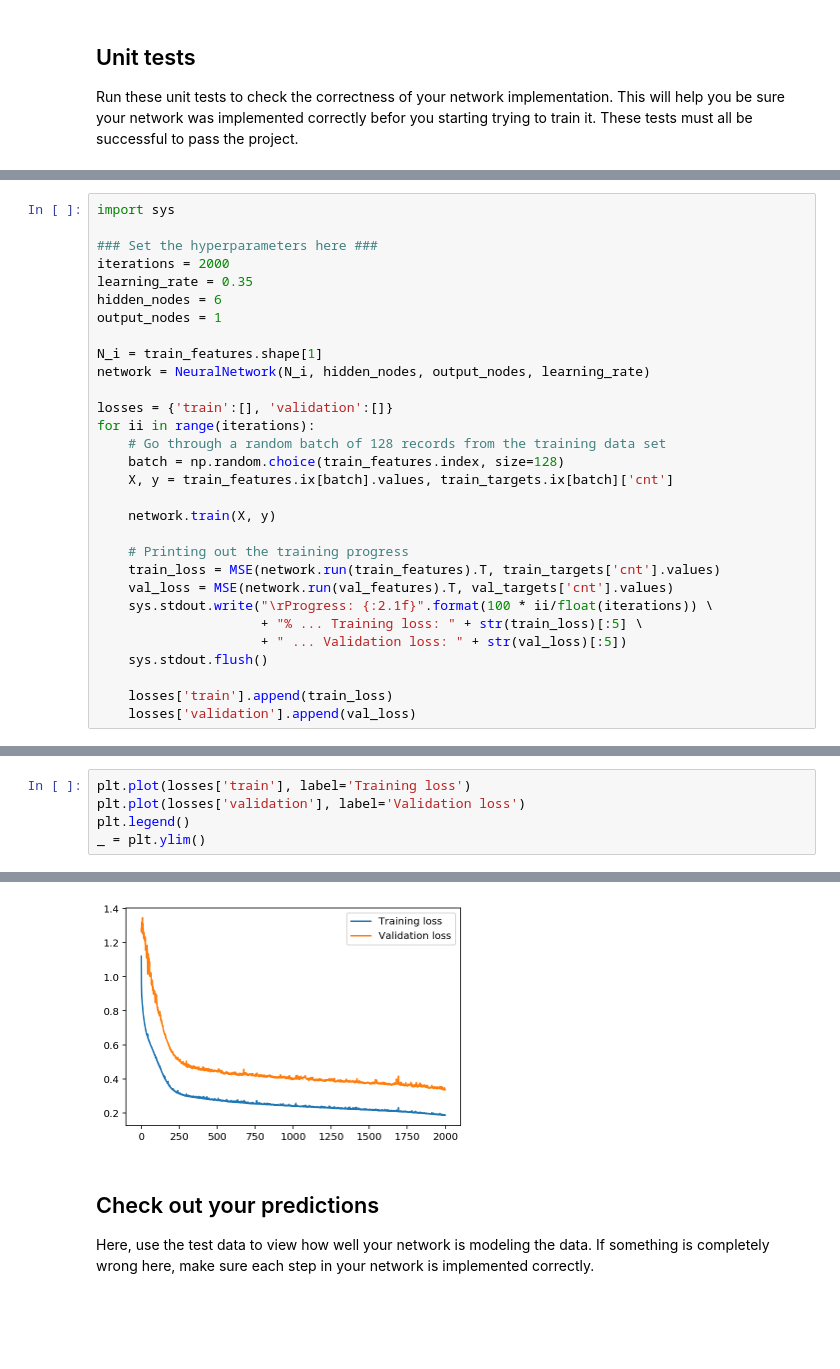
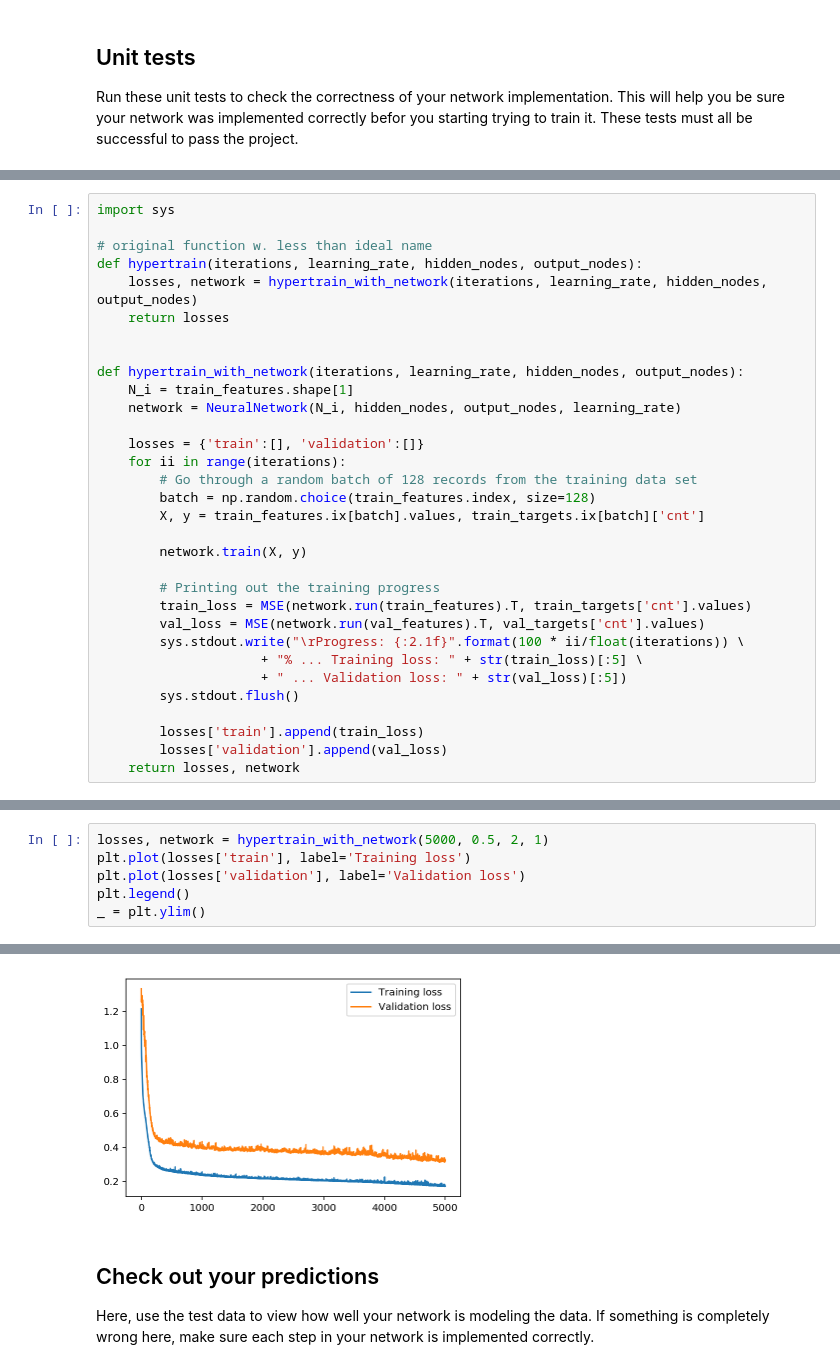
Before and after one commit to csquared/udacity-dlnd, a Jupyter notebook: first-neural-network/first_neural_network.ipynb, the cells around one changed output, grey strips where cells are left out. Cells and saved outputs as stored; diff of their text form; blank space fills up the shorter version.

```diff
--- a/first-neural-network/first_neural_network.ipynb
+++ b/first-neural-network/first_neural_network.ipynb
@@ -292,30 +277,32 @@ The more hidden nodes you have, the more accurate predictions the model will mak
 # %%
 import sys
 
-### Set the hyperparameters here ###
-iterations = 2000
-learning_rate = 0.35
-hidden_nodes = 6
-output_nodes = 1
+# original function w. less than ideal name
+def hypertrain(iterations, learning_rate, hidden_nodes, output_nodes):
+    losses, network = hypertrain_with_network(iterations, learning_rate, hidden_nodes, output_nodes)
+    return losses
 
-N_i = train_features.shape[1]
-network = NeuralNetwork(N_i, hidden_nodes, output_nodes, learning_rate)
 
-losses = {'train':[], 'validation':[]}
-for ii in range(iterations):
-    # Go through a random batch of 128 records from the training data set
-    batch = np.random.choice(train_features.index, size=128)
-    X, y = train_features.ix[batch].values, train_targets.ix[batch]['cnt']
+def hypertrain_with_network(iterations, learning_rate, hidden_nodes, output_nodes):
+    N_i = train_features.shape[1]
+    network = NeuralNetwork(N_i, hidden_nodes, output_nodes, learning_rate)
 
-    network.train(X, y)
+    losses = {'train':[], 'validation':[]}
+    for ii in range(iterations):
+        # Go through a random batch of 128 records from the training data set
+        batch = np.random.choice(train_features.index, size=128)
+        X, y = train_features.ix[batch].values, train_targets.ix[batch]['cnt']
 
-    # Printing out the training progress
-    train_loss = MSE(network.run(train_features).T, train_targets['cnt'].values)
-    val_loss = MSE(network.run(val_features).T, val_targets['cnt'].values)
-    sys.stdout.write("\rProgress: {:2.1f}".format(100 * ii/float(iterations)) \
+        network.train(X, y)
+
+        # Printing out the training progress
+        train_loss = MSE(network.run(train_features).T, train_targets['cnt'].values)
+        val_loss = MSE(network.run(val_features).T, val_targets['cnt'].values)
+        sys.stdout.write("\rProgress: {:2.1f}".format(100 * ii/float(iterations)) \
                      + "% ... Training loss: " + str(train_loss)[:5] \
                      + " ... Validation loss: " + str(val_loss)[:5])
-    sys.stdout.flush()
+        sys.stdout.flush()
 
-    losses['train'].append(train_loss)
-    losses['validation'].append(val_loss)
+        losses['train'].append(train_loss)
+        losses['validation'].append(val_loss)
+    return losses, network
@@ -324,4 +309,5 @@ Progress: 100.0% ... Training loss: 0.186 ... Validation loss: 0.335
 # %%
+losses, network = hypertrain_with_network(5000, 0.5, 2, 1)
 plt.plot(losses['train'], label='Training loss')
 plt.plot(losses['validation'], label='Validation loss')
 plt.legend()
@@ -330,4 +317,4 @@ _ = plt.ylim()
-[figure, old version]
+[figure, new version]
 # %% [markdown]
 ## Check out your predictions
 
```
Also changed, not shown: parts of 11 cells of this notebook.
